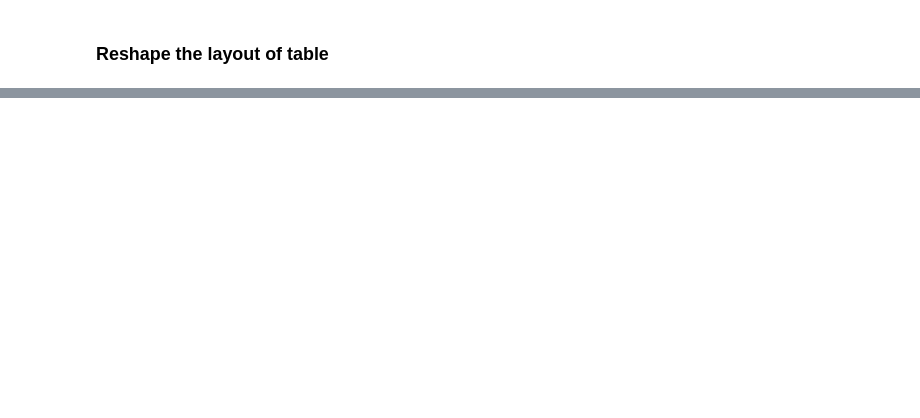
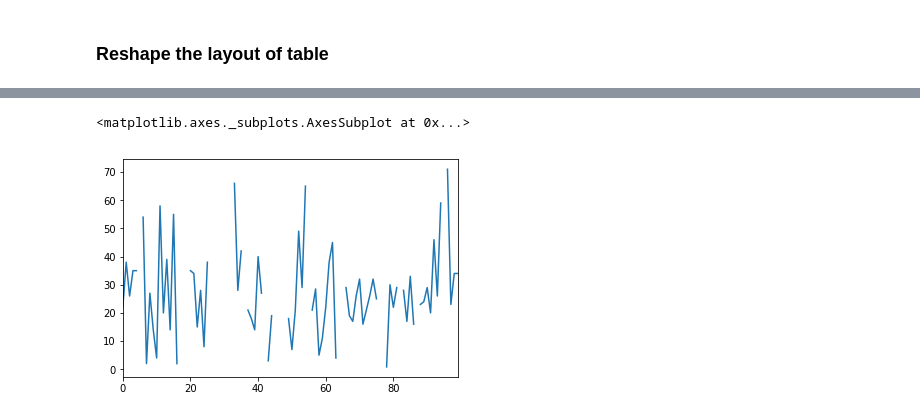
Before and after one commit to Sagarlatake/Pandas-End-to-End-Tuts, a Jupyter notebook: Pandas-Start-to-End-Indetail.ipynb, the cells around one changed output, grey strips where cells are left out. Saved outputs shown, nothing was run; the diff lists cells and outputs as text; code cells hidden in the pictures; blank space fills up the shorter version.

```diff
--- a/Pandas-Start-to-End-Indetail.ipynb
+++ b/Pandas-Start-to-End-Indetail.ipynb
@@ -1064,0 +1189,5 @@ titanic.sort_values(by=["Age","Pclass"])
+# %%
+titanic['Age'].head(100).plot(kind='line')
+# %% [output]
+<matplotlib.axes._subplots.AxesSubplot at 0x...>
+[figure, added]
```
Also changed, not shown: parts of 26 cells of this notebook, 1 other file.
